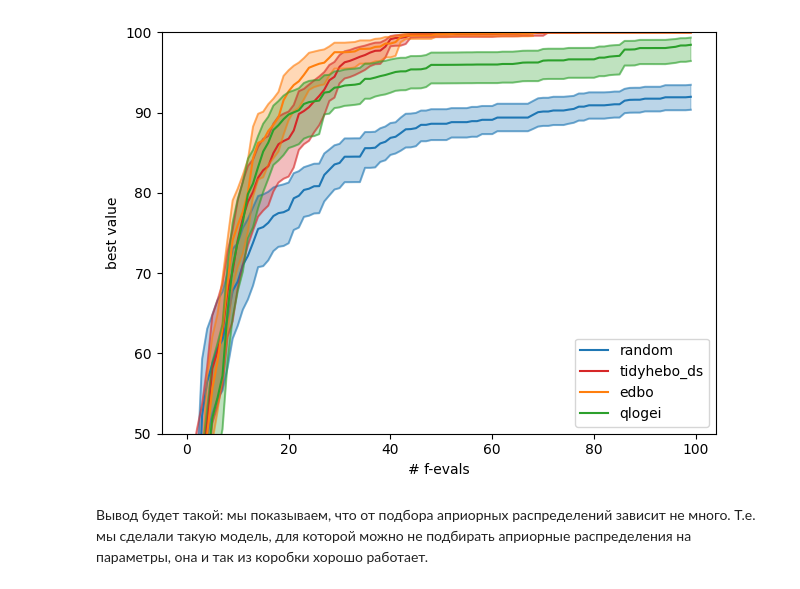
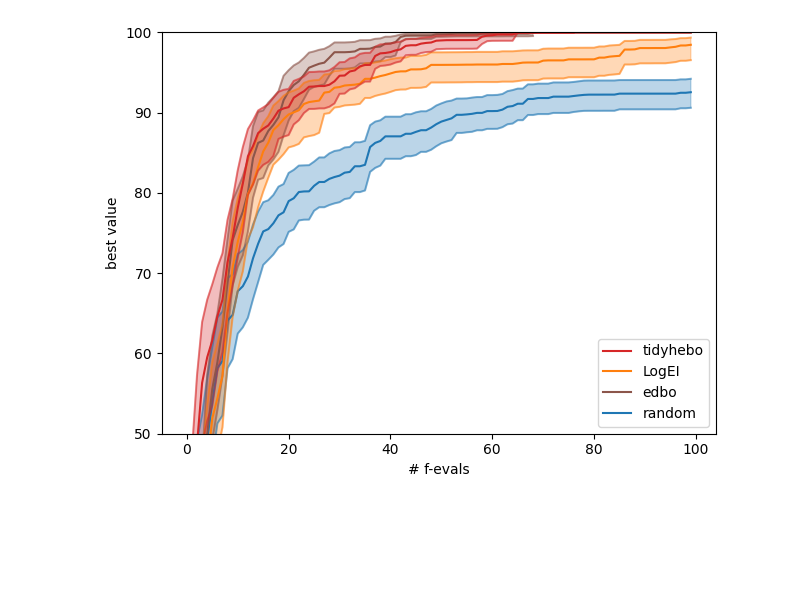
Before and after one commit to Ch-LZ/tidyhebo, a Jupyter notebook: example/edbo/direct_arylation/direct_arylation.ipynb, the cells around one changed output. Saved outputs shown, nothing was run; the diff lists cells and outputs as text; code cells hidden in the pictures; blank space fills up the shorter version.

```diff
--- a/example/edbo/direct_arylation/direct_arylation.ipynb
+++ b/example/edbo/direct_arylation/direct_arylation.ipynb
@@ -57,24 +27,52 @@ random_res = torch.from_numpy(random_out).cummax(axis=1).values.detach().numpy()
+# %%
+import torch
+import numpy as np
+
+
+def get_res_p(_path):
+    arr = np.loadtxt(_path)
+    return get_res_o(arr)
+
+def get_res_o(arr):
+    return torch.from_numpy(arr).cummax(axis=-1).values.detach().numpy()
+# %%
+# tidyhebo
+tidyhebo_res = get_res_p("data/edbo_features_tidyhebo.txt")
+
+# LogEI
+qlogei = get_res_p("data/edbo_features_default_qlogei.txt")
+# qlogei = get_res_p("data/edbo_features_matern52_dimscaled.txt")
+
+# edbo results
+import pandas as pd
+df = pd.read_csv("data/arylation_bo_results_GP-EI_bs=5.csv", index_col=0)
+edbo_res = df.values
+edbo_res = torch.from_numpy(edbo_res).cummax(axis=1).values.detach().numpy()
+
+# random
+df = pd.read_csv("data/direct_arylation_embeddings.csv", index_col=0)
+random_out = [df.sample(100)["yield"].to_numpy() for _ in range(50)]
+random_out = np.vstack(random_out)
+random_res = torch.from_numpy(random_out).cummax(axis=1).values.detach().numpy()
 # %%
 import matplotlib.pyplot as plt
 
 
 fig = plt.gcf()
 ax = plt.gca()
 
 plot_selection_result(random_res, ax, budget=100, label="random", color="tab:blue")
-plot_selection_result(tidyhebo_r1, ax, budget=100, label="tidyhebo_ds", color="tab:red")
-plot_selection_result(edbo_res, ax, budget=100, label="edbo", color="tab:orange")
-plot_selection_result(qlogei, ax, budget=100, label="qlogei", color="tab:green")
+plot_selection_result(edbo_res, ax, budget=100, label="edbo", color="tab:brown")
+plot_selection_result(qlogei, ax, budget=100, label="LogEI", color="tab:orange")
+plot_selection_result(tidyhebo_res, ax, budget=100, label="tidyhebo", color="tab:red")
 
-
-ax.legend()
 # fig.suptitle("Сходимость моделей (direct arylation)")
 ax.set_ylabel("best value")
 ax.set_xlabel("# f-evals")
 ax.set_ylim(top=100, bottom=50)
 
-fig.tight_layout()
+handles, labels = ax.get_legend_handles_labels()
+ax.legend(reversed(handles), reversed(labels));
+ax.figure.tight_layout()
 # %% [output]
-[figure, old version]
+[figure, new version]
-# %% [markdown]
-Вывод будет такой: мы показываем, что от подбора априорных распределений зависит не много. Т.е. мы сделали такую модель, для которой можно не подбирать априорные распределения на параметры, она и так из коробки хорошо работает.
```
Also changed, not shown: parts of 1 cell of this notebook, 7 other files.
